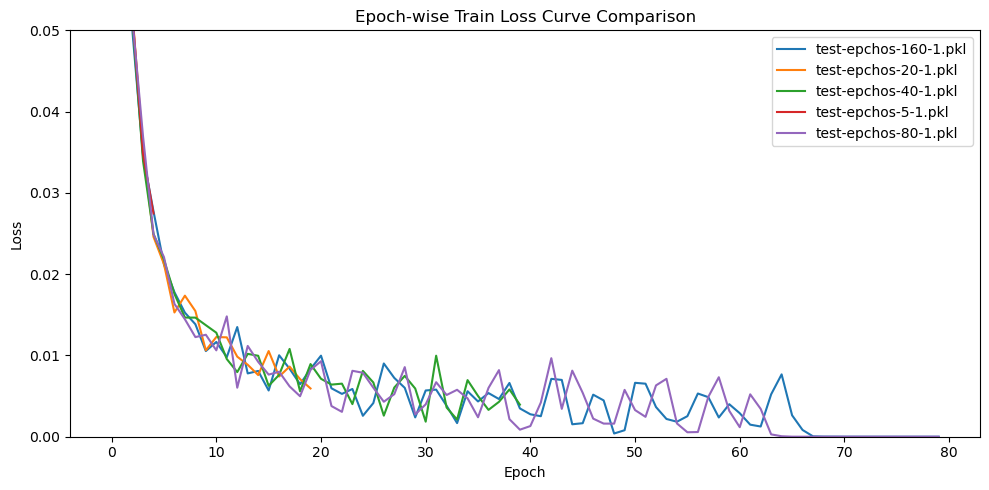
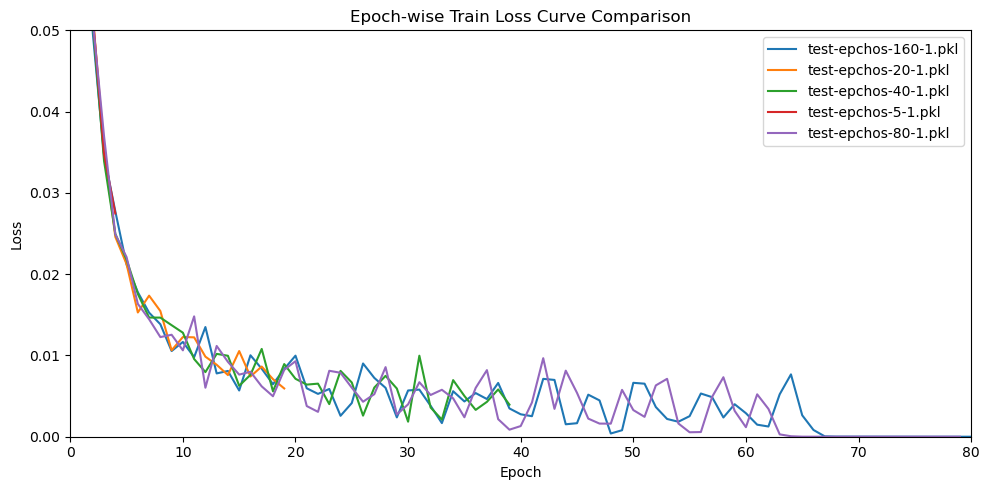
The change to this notebook cell's code, shown as a diff; its figure went from the first image to the second:
--- before
+++ after
@@ -30,5 +30,5 @@
         # flag = True
     if len(loss_history) > 0 and str(os.path.basename(path))[-5] == '1':
-        plt.plot(loss_history[:80], label=os.path.basename(path))
+        plt.plot(loss_history, label=os.path.basename(path))
 
 plt.xlabel("Epoch")
@@ -37,4 +37,5 @@
 plt.legend()
 plt.ylim(0, 0.05)
+plt.xlim(0, 80)
 plt.tight_layout()
 plt.show()

Commit: chore: REPORT.md 초안